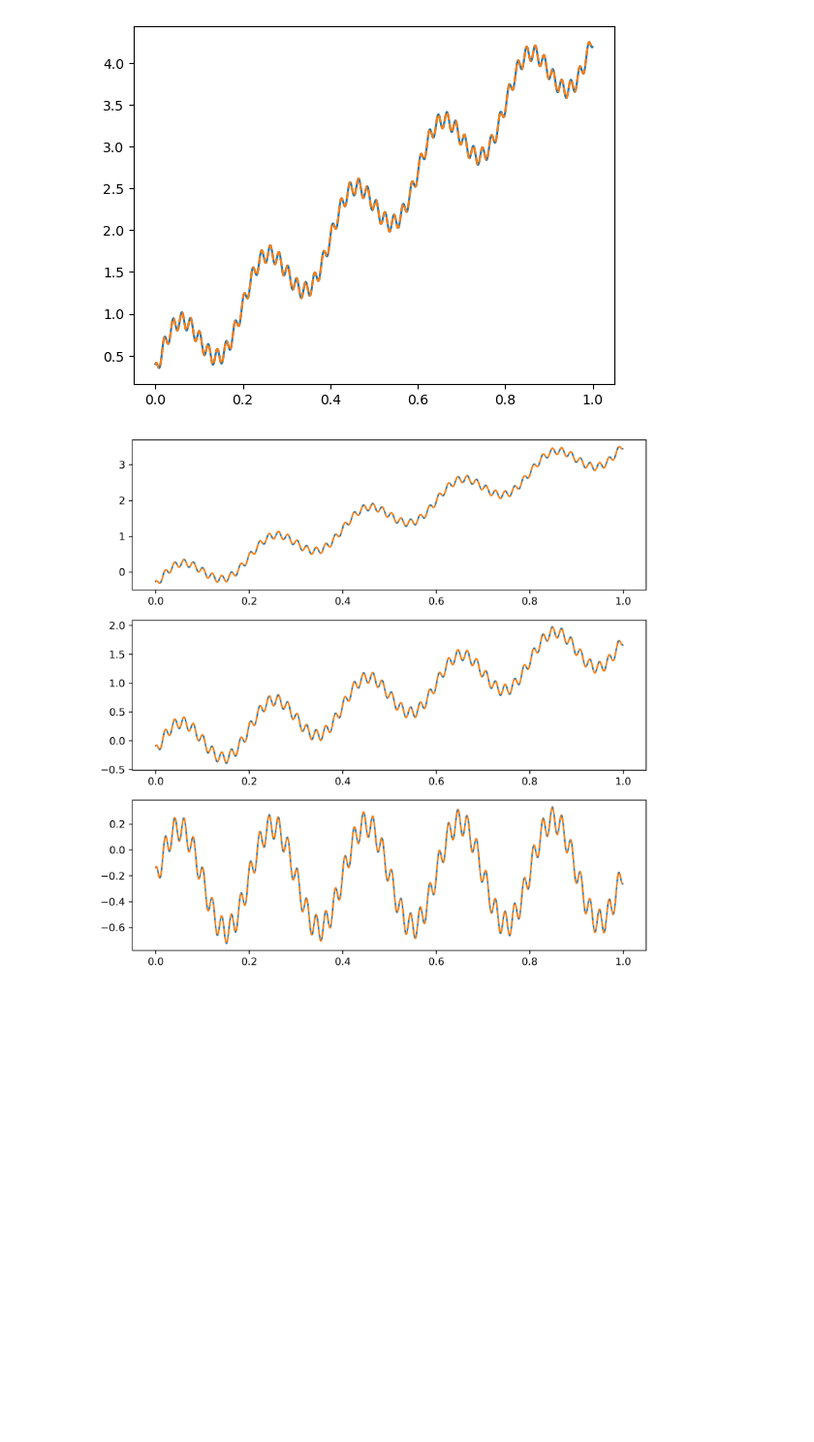
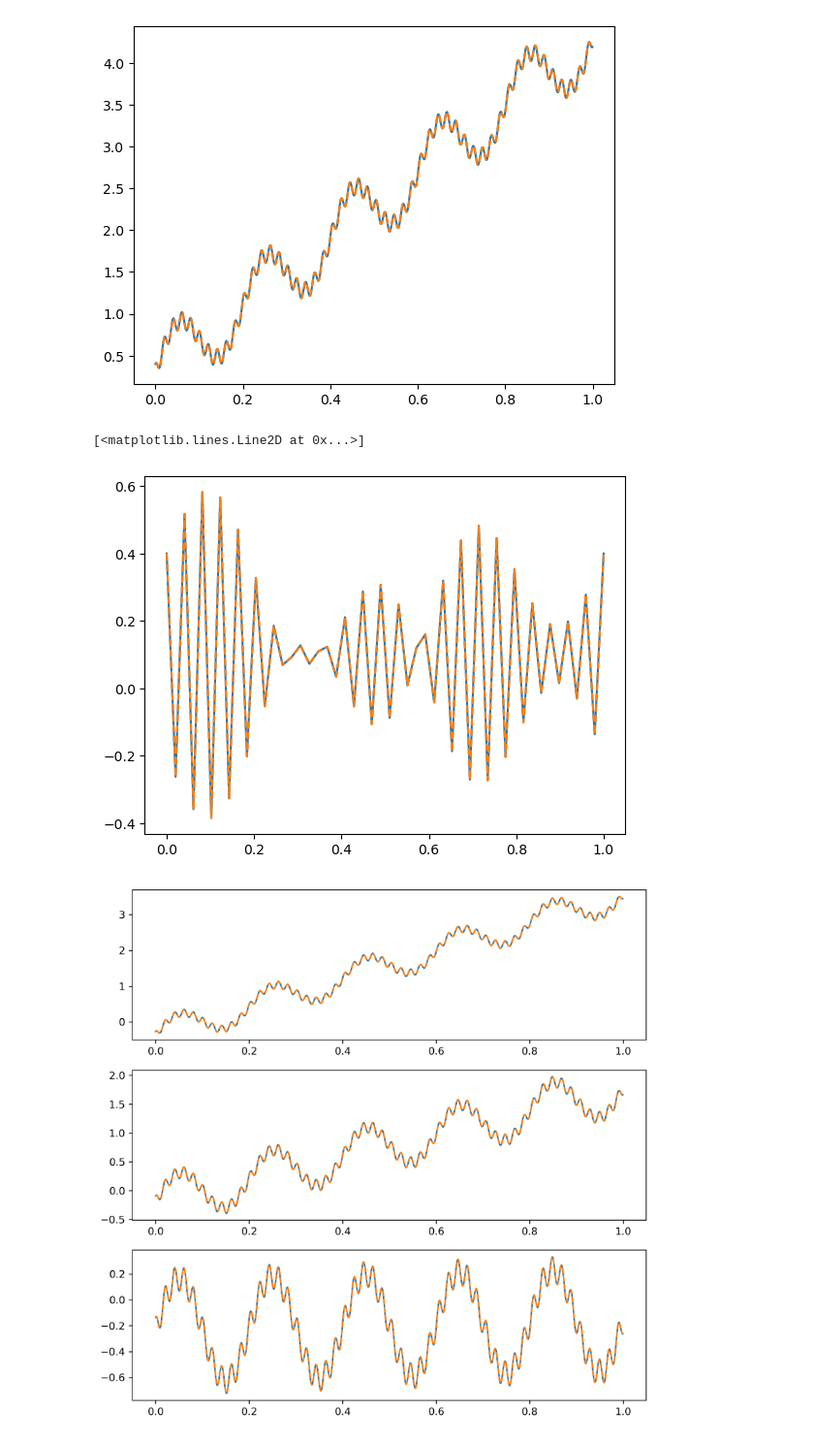
Before and after one commit to gconcheri/Student-Research-Job, a Jupyter notebook: TCI_Lsite.ipynb, the cells around one changed output. Shown at 97% size. Cells and saved outputs as stored; diff of their text form; code cells hidden in the pictures; blank space fills up the shorter version.

```diff
--- a/TCI_Lsite.ipynb
+++ b/TCI_Lsite.ipynb
@@ -200,7 +200,7 @@ As, _, eval, err_2, err_max, func_interp = tensor_cross_interpolation(func,
                                    func_vals,
                                    D,
                                    L=n,          # number of MPS tensors
-                                   eps_or_chi=200, # bond dimension
+                                   eps_or_chi=10, # bond dimension
                                    iters=4)       # number of back-and-forth sweeps
 
 print(np.linalg.norm(func_vals), np.max(np.abs(func_vals)))
@@ -240,6 +240,12 @@ plt.plot(ts, func_interp[:,0], '--')
 # %% [output]
 [<matplotlib.lines.Line2D at 0x...>]
 [figure]
+# %%
+plt.plot(xs, func_vals[0,:], "-")
+plt.plot(xs, func_interp[0,:], "--")
+# %% [output]
+[<matplotlib.lines.Line2D at 0x...>]
+[figure, added]
 # %%
 fig, axs = plt.subplots(nrows=3, figsize=(9,9), dpi=300)
 
```
Also changed, not shown: parts of 2 cells of this notebook, 1 other file.
